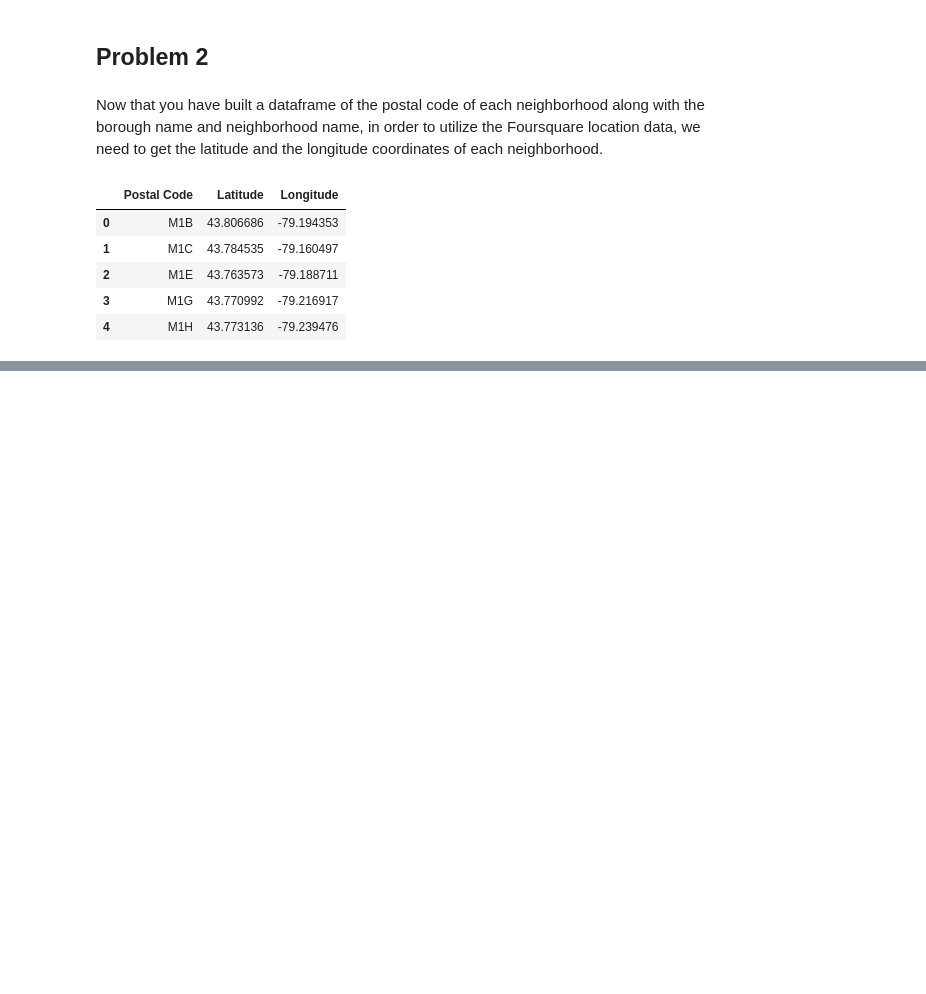
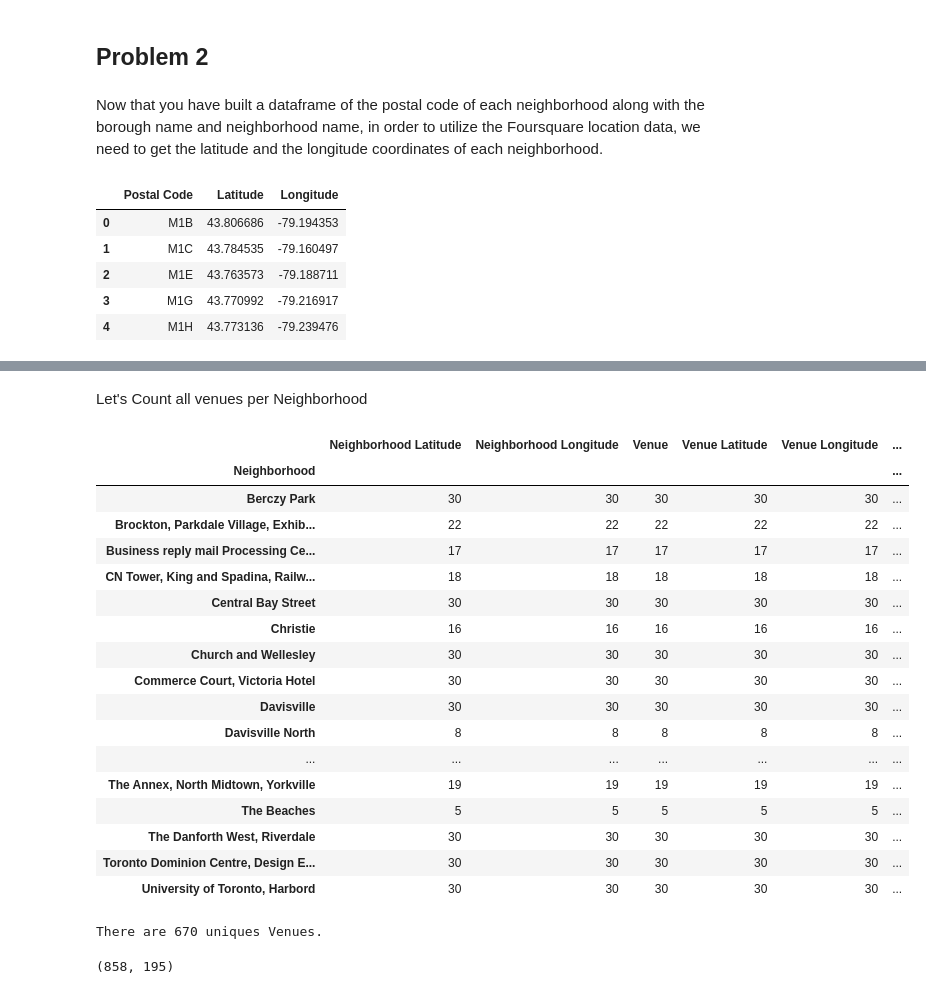
Before and after one commit to giulianoojeda/Coursera_Capstone, a Jupyter notebook: Segmenting-and-Clustering-Neighborhoods-in-Toronto.ipynb, the cells around one changed output, grey strips where cells are left out. Saved outputs shown, nothing was run; the diff lists cells and outputs as text; code cells hidden in the pictures; blank space fills up the shorter version.

```diff
--- a/Segmenting-and-Clustering-Neighborhoods-in-Toronto.ipynb
+++ b/Segmenting-and-Clustering-Neighborhoods-in-Toronto.ipynb
@@ -119,0 +135,4 @@ geoData.head()
+# %%
+dfToronto = geoData[geoData['Borough'].str.contains('Toronto')]
+dfToronto = dfToronto.reset_index(drop=True)
+dfToronto.head()
@@ -119,0 +162,5 @@ geoData.head()
+# %%
+CLIENT_ID = 'NWMEMZ3TBZJ4DMVIT5FGNUE3LSWV2BLG2RULDJITD3213TEH' # your Foursquare ID
+CLIENT_SECRET = 'JH1WGCOWNO1OBUJGK3ADVFE2GD4TFJIJUAS5KDJCAZFTCXKK' # your Foursquare Secret
+ACCESS_TOKEN = 'HDKXNH2XKVYA3HNGBXDN3UJB1A4XS1IPOV3KTSUYJDBCC2TC' # your FourSquare Access Token
+VERSION = '20180604'
@@ -119,0 +210,6 @@ geoData.head()
+# %%
+
+torontoVenues = getNearbyVenues(names=dfToronto['Neighborhood'],
+                                   latitudes=dfToronto['Latitude'],
+                                   longitudes=dfToronto['Longitude']
+                                  )
@@ -119,0 +243,38 @@ geoData.head()
+# %% [markdown]
+Let's Count all venues per Neighborhood
+# %%
+torontoVenues.groupby('Neighborhood').count()
+# %% [output]
+|  | Neighborhood Latitude | Neighborhood Longitude | Venue | Venue Latitude | Venue Longitude | ... |
+| Neighborhood |  |  |  |  |  | ... |
+| Berczy Park | 30 | 30 | 30 | 30 | 30 | ... |
+| Brockton, Parkdale Village, Exhib... | 22 | 22 | 22 | 22 | 22 | ... |
+| Business reply mail Processing Ce... | 17 | 17 | 17 | 17 | 17 | ... |
+| CN Tower, King and Spadina, Railw... | 18 | 18 | 18 | 18 | 18 | ... |
+| Central Bay Street | 30 | 30 | 30 | 30 | 30 | ... |
+| Christie | 16 | 16 | 16 | 16 | 16 | ... |
+| Church and Wellesley | 30 | 30 | 30 | 30 | 30 | ... |
+| Commerce Court, Victoria Hotel | 30 | 30 | 30 | 30 | 30 | ... |
+| Davisville | 30 | 30 | 30 | 30 | 30 | ... |
+| Davisville North | 8 | 8 | 8 | 8 | 8 | ... |
+| ... | ... | ... | ... | ... | ... | ... |
+| The Annex, North Midtown, Yorkville | 19 | 19 | 19 | 19 | 19 | ... |
+| The Beaches | 5 | 5 | 5 | 5 | 5 | ... |
+| The Danforth West, Riverdale | 30 | 30 | 30 | 30 | 30 | ... |
+| Toronto Dominion Centre, Design E... | 30 | 30 | 30 | 30 | 30 | ... |
+| University of Toronto, Harbord | 30 | 30 | 30 | 30 | 30 | ... |
+# %%
+
+print('There are {} uniques Venues.'.format(len(torontoVenues['Venue'].unique())))
+# %% [output]
+There are 670 uniques Venues.
+# %%
+# one hot encoding
+torontoOnehot = pd.get_dummies(torontoVenues[['Venue Category']], prefix="", prefix_sep="")
+
+torontoOnehot.drop(['Neighborhood'],axis=1,inplace=True)
+torontoOnehot.insert(loc=0, column='Neighborhood', value=torontoVenues['Neighborhood'] )
+
+torontoOnehot.shape
+# %% [output]
+(858, 195)
```
Also changed, not shown: parts of 35 cells of this notebook.
